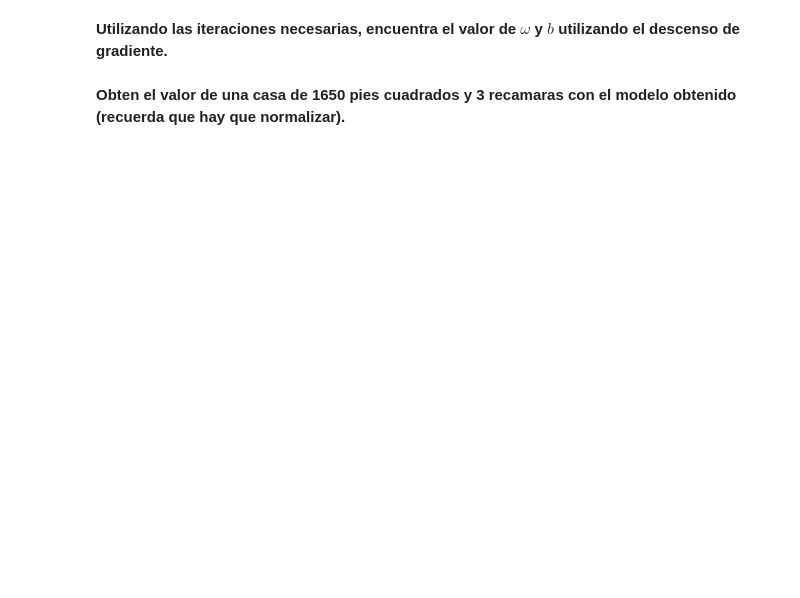
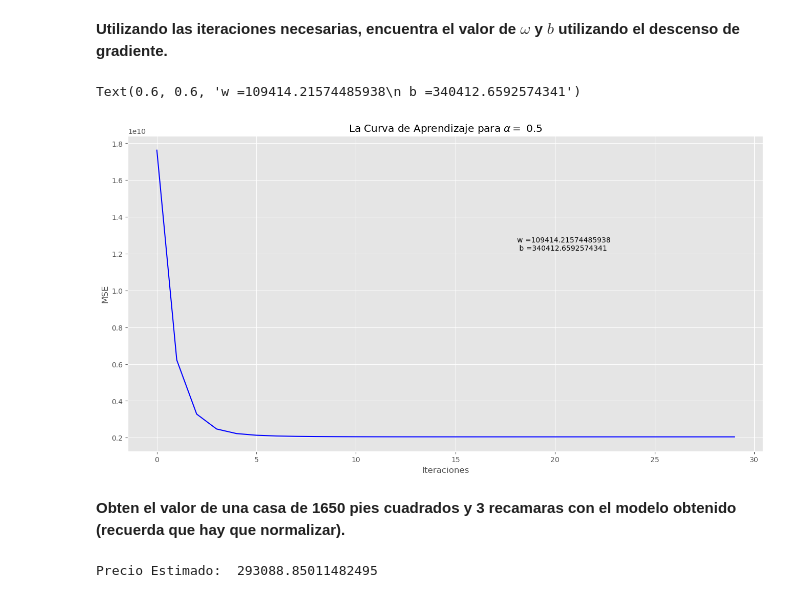
Before and after one commit to Javier033x/2-Aprendizaje-2026, a Jupyter notebook: reg_lineal.ipynb, the cells around one changed output. Drawn from its saved outputs; the diff is of its cells as text; code cells hidden in the pictures; blank space fills up the shorter version.

```diff
--- a/reg_lineal.ipynb
+++ b/reg_lineal.ipynb
@@ -353,24 +375,29 @@ plt.ylabel('MSE')
 # %% [markdown]
 **Utilizando las iteraciones necesarias, encuentra el valor de $\omega$ y $b$ utilizando el descenso de gradiente.**
 # %%
-num_iters = None
+num_iters = 30
 
-alpha = None
+alpha = 0.5
 
 w, b, mse_hist = descenso_gradiente_lotes(x_norm, y, w_ini, b_ini, alpha, num_iters)
 
 plt.title(r"La Curva de Aprendizaje para $\alpha =$ " + str(alpha))
 plt.plot(mse_hist, '-b')
 plt.xlabel('Iteraciones')
 plt.ylabel('MSE')
 plt.figtext(x = 0.6, y = 0.6, s = "w ={}\n b ={}".format(w[0], b))
+# %% [output]
+Text(0.6, 0.6, 'w =109414.21574485938\n b =340412.6592574341')
+[figure, added]
 # %% [markdown]
 **Obten el valor de una casa de 1650 pies cuadrados y 3 recamaras con el modelo obtenido (recuerda que hay que normalizar).**
 # %%
 # Escribe aquí el código
-x = None
-x_norm = None
+x = np.array([1650,3])
+x_norm = (x - medias) / desviaciones
 
-y_est = None
+y_est = x_norm @ w + b
 
 print("Precio Estimado: ", y_est)
+# %% [output]
+Precio Estimado:  293088.85011482495
```
Also changed, not shown: parts of 3 cells of this notebook.
